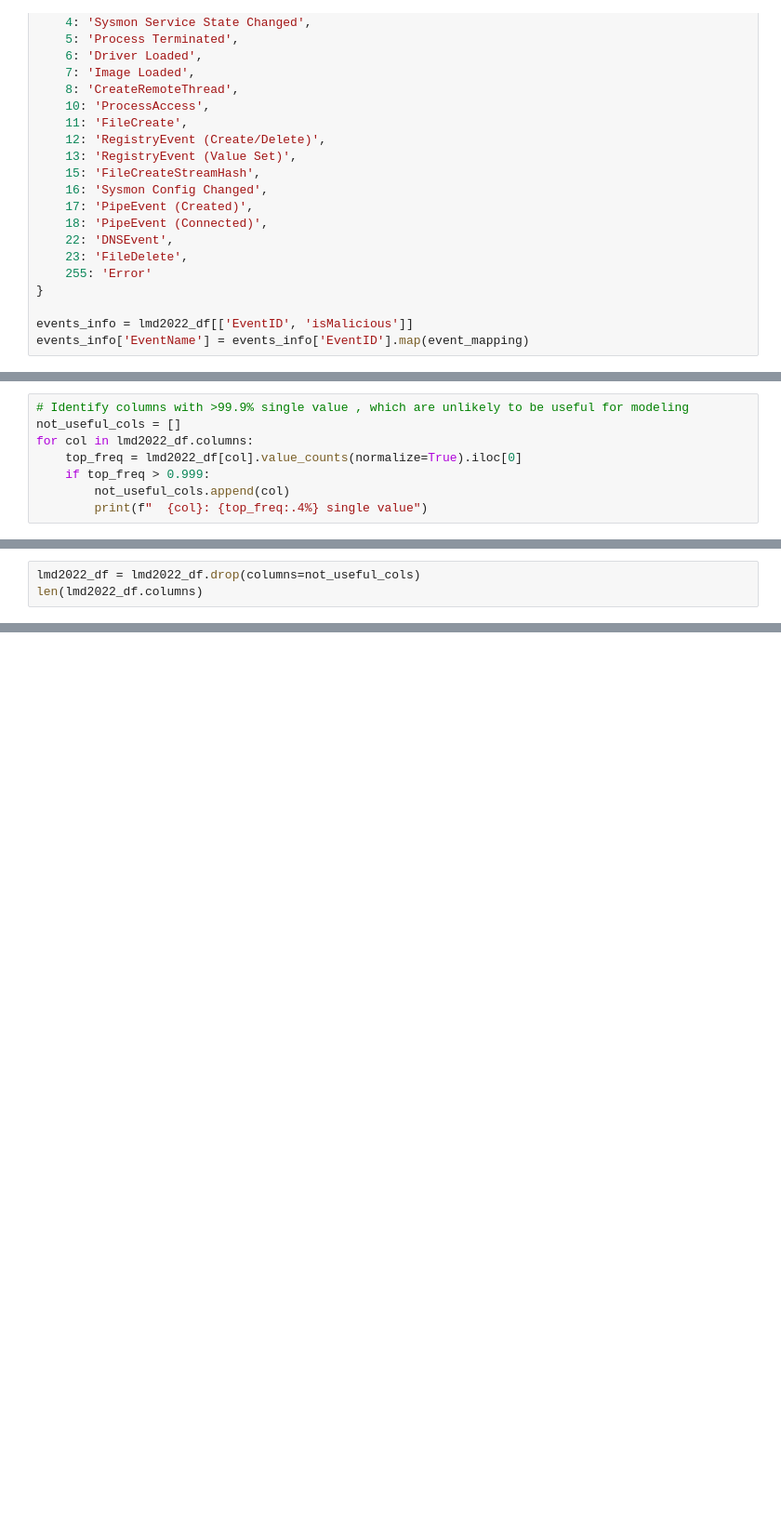
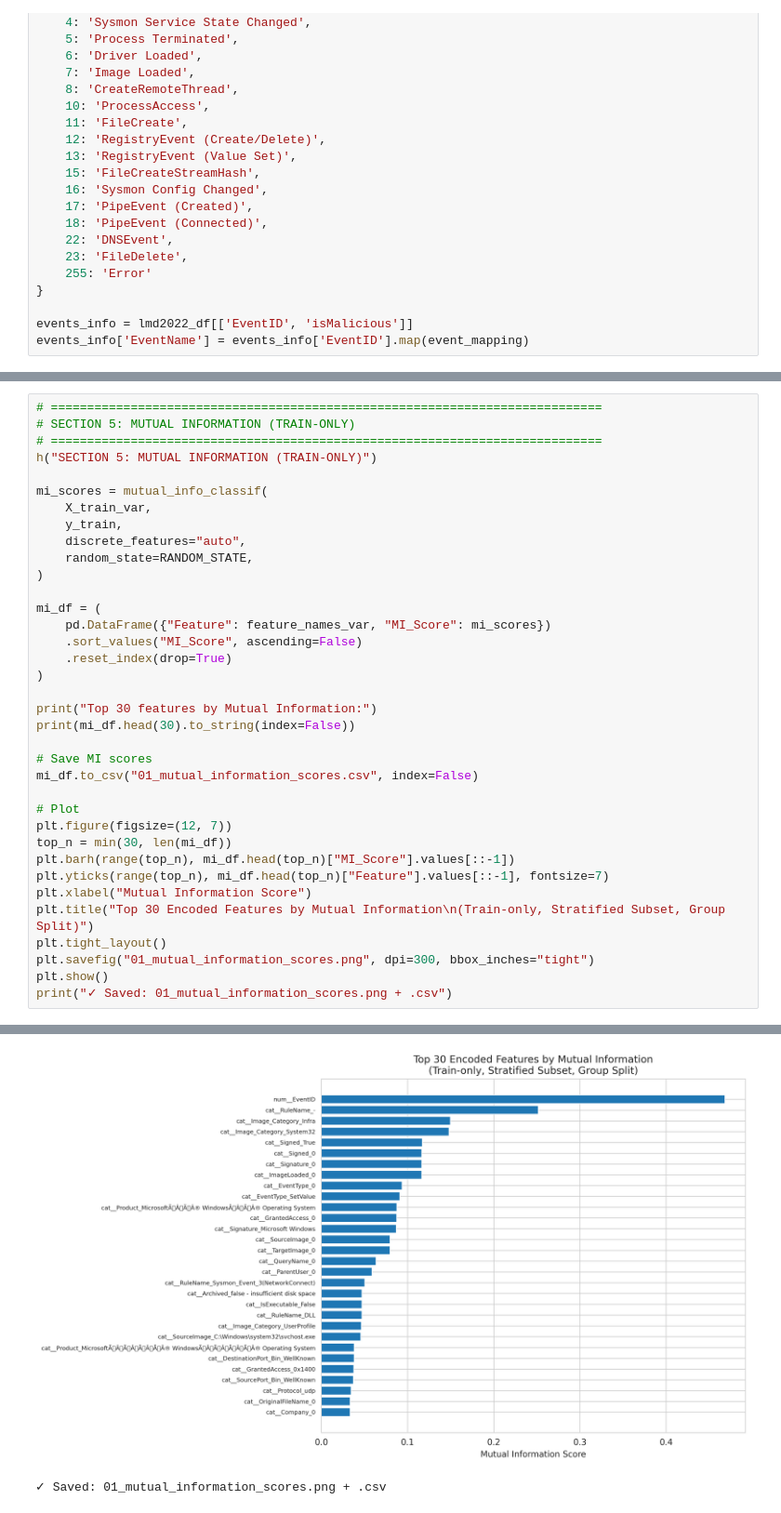
Before and after one commit to Cyrotian/Sustainable-Machine-Learning-for-Lateral-Movement-Detection, a Jupyter notebook: notebooks/exploratory_analysis.ipynb, the cells around one changed output, grey strips where cells are left out. Shown at 93% size. Drawn from its saved outputs; the diff is of its cells as text; blank space fills up the shorter version.

```diff
--- a/notebooks/exploratory_analysis.ipynb
+++ b/notebooks/exploratory_analysis.ipynb
@@ -127,8 +140,0 @@ from sklearn.model_selection import train_test_split
-# %%
-# Identify columns with >99.9% single value , which are unlikely to be useful for modeling
-not_useful_cols = []
-for col in lmd2022_df.columns:
-    top_freq = lmd2022_df[col].value_counts(normalize=True).iloc[0]
-    if top_freq > 0.999:
-        not_useful_cols.append(col)
-        print(f"  {col}: {top_freq:.4%} single value")
@@ -175,3 +140,0 @@ len(not_useful_cols)
-# %%
-lmd2022_df = lmd2022_df.drop(columns=not_useful_cols)
-len(lmd2022_df.columns)
@@ -456,0 +558,37 @@ X.head()
+# %%
+# ============================================================================
+# SECTION 5: MUTUAL INFORMATION (TRAIN-ONLY)
+# ============================================================================
+h("SECTION 5: MUTUAL INFORMATION (TRAIN-ONLY)")
+
+mi_scores = mutual_info_classif(
+    X_train_var,
+    y_train,
+    discrete_features="auto",
+    random_state=RANDOM_STATE,
+)
+
+mi_df = (
+    pd.DataFrame({"Feature": feature_names_var, "MI_Score": mi_scores})
+    .sort_values("MI_Score", ascending=False)
+    .reset_index(drop=True)
+)
+
+print("Top 30 features by Mutual Information:")
+print(mi_df.head(30).to_string(index=False))
+
+# Save MI scores
+mi_df.to_csv("01_mutual_information_scores.csv", index=False)
+
+# Plot
+plt.figure(figsize=(12, 7))
+top_n = min(30, len(mi_df))
+plt.barh(range(top_n), mi_df.head(top_n)["MI_Score"].values[::-1])
+plt.yticks(range(top_n), mi_df.head(top_n)["Feature"].values[::-1], fontsize=7)
+plt.xlabel("Mutual Information Score")
+plt.title("Top 30 Encoded Features by Mutual Information\n(Train-only, Stratified Subset, Group Split)")
+plt.tight_layout()
+plt.savefig("01_mutual_information_scores.png", dpi=300, bbox_inches="tight")
+plt.show()
+print("✓ Saved: 01_mutual_information_scores.png + .csv")
+# %% [output]
@@ -456,0 +612,2 @@ X.head()
+[figure, added]
+✓ Saved: 01_mutual_information_scores.png + .csv
```
Also changed, not shown: parts of 32 cells of this notebook.
